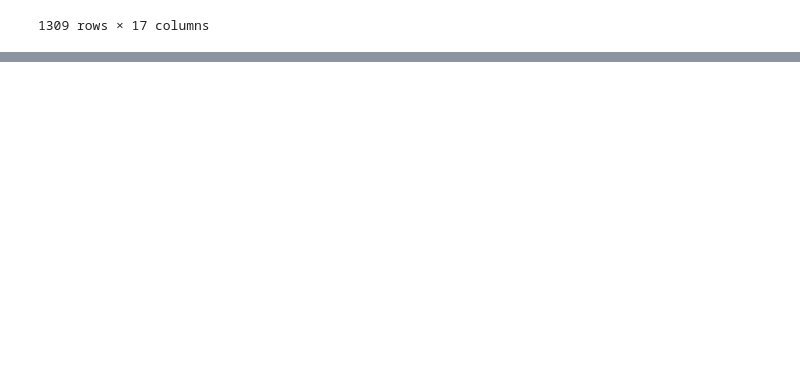
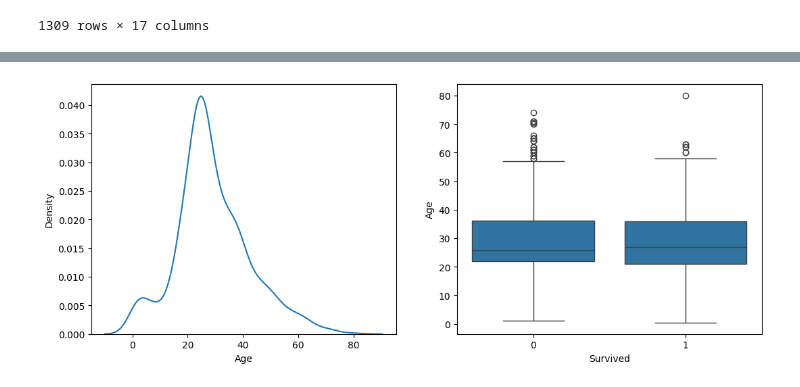
Before and after one commit to AlexanderDBell/TheDeveloperAcademy-Bootcamp, a Jupyter notebook: 7. Logistic Regression/logistic_regression.ipynb, the cells around one changed output, grey strips where cells are left out. Saved outputs shown, nothing was run; the diff lists cells and outputs as text; code cells hidden in the pictures; blank space fills up the shorter version.

```diff
--- a/7. Logistic Regression/logistic_regression.ipynb
+++ b/7. Logistic Regression/logistic_regression.ipynb
@@ -190,0 +224,8 @@ test_df = all_df.iloc[891:].reset_index(drop=True).drop('Survived', axis=1)
+# %%
+fig, ax = plt.subplots(1, 2, figsize=(12.8, 4.8))
+
+sns.kdeplot(train_df.Age, ax=ax[0])
+sns.boxplot(train_df, x='Survived', y='Age', ax=ax[1])
+plt.show()
+# %% [output]
+[figure, added]
```
Also changed, not shown: parts of 17 cells of this notebook.
